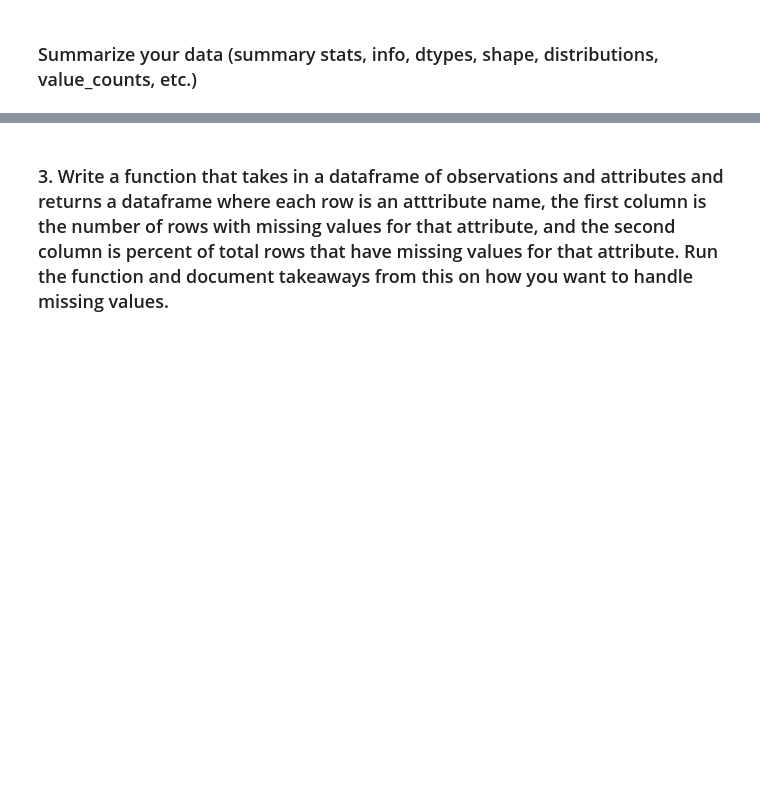
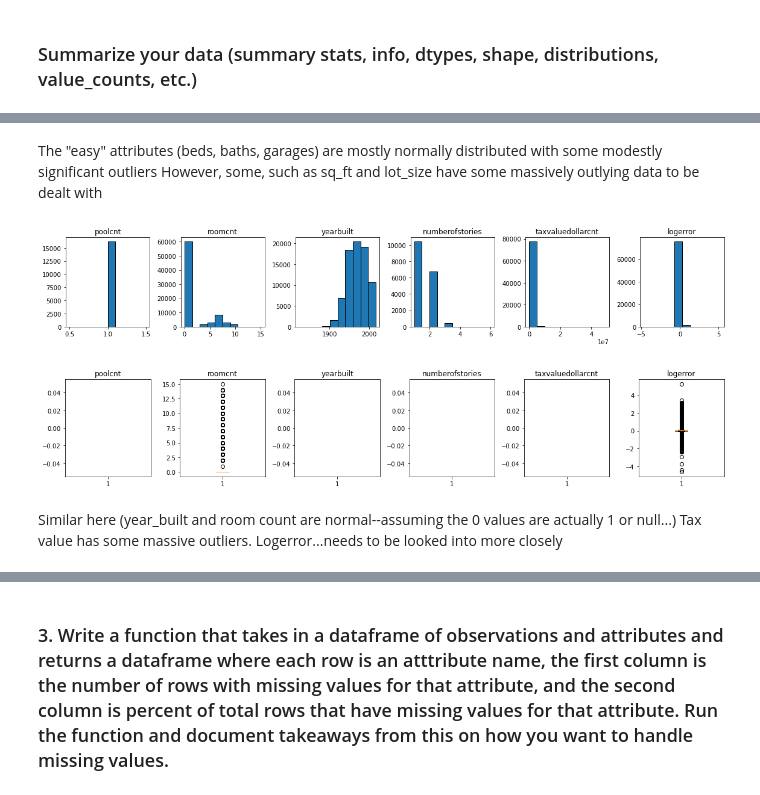
Before and after one commit to brianclements03/clustering, a Jupyter notebook: Wrangle_exercises.ipynb, the cells around one changed output, grey strips where cells are left out. Drawn from its saved outputs; the diff is of its cells as text; code cells hidden in the pictures; blank space fills up the shorter version.

```diff
--- a/Wrangle_exercises.ipynb
+++ b/Wrangle_exercises.ipynb
@@ -37,3 +85,12 @@ df.isnull().sum()
+# %% [markdown]
+The "easy" attributes (beds, baths, garages) are mostly normally distributed with some modestly significant outliers However, some, such as sq_ft and lot_size have some massively outlying data to be dealt with
+# %%
+viz.histograms2(df)
+# %% [output]
+[figure, added]
+[figure, added]
+# %% [markdown]
+Similar here (year_built and room count are normal--assuming the 0 values are actually 1 or null...) Tax value has some massive outliers. Logerror...needs to be looked into more closely
 # %%
 # How many nulls have in each row?
 # ...as in... 11995 rows have 33 nulls?
```
Also changed, not shown: parts of 74 cells of this notebook, 4 other files.
